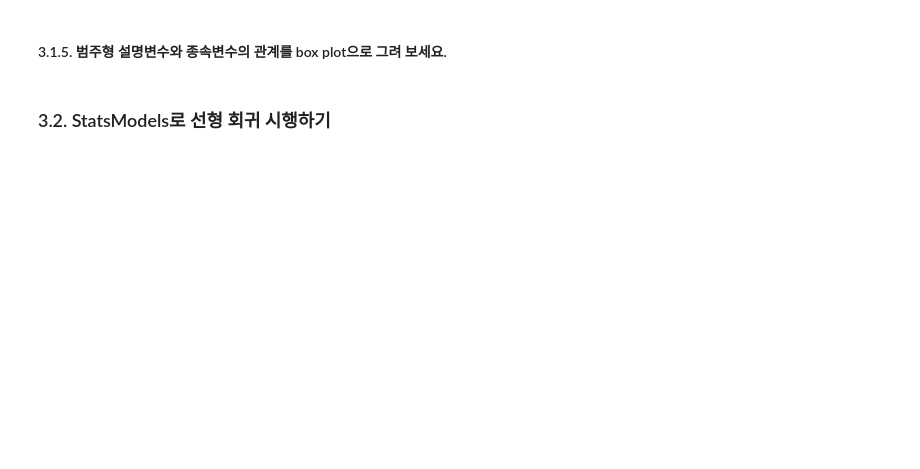
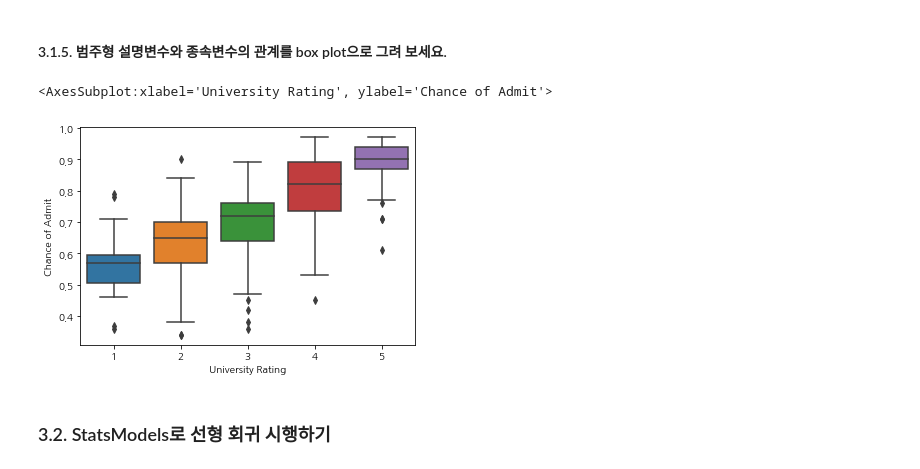
Before and after one commit to lhmlhm1111/ybigta_task, a Jupyter notebook: regression/20기_디지털애널리틱스_이학민.ipynb, the cells around one changed output. Saved outputs shown, nothing was run; the diff lists cells and outputs as text; code cells hidden in the pictures; blank space fills up the shorter version.

```diff
--- a/regression/20기_디지털애널리틱스_이학민.ipynb
+++ b/regression/20기_디지털애널리틱스_이학민.ipynb
@@ -222,3 +273,9 @@ A.
+# %%
+## TODO
+sns.boxplot(data=train, x='University Rating', y='Chance of Admit')
+# %% [output]
+<AxesSubplot:xlabel='University Rating', ylabel='Chance of Admit'>
+[figure, added]
 # %% [markdown]
 ### 3.2. StatsModels로 선형 회귀 시행하기
 # %%
```
Also changed, not shown: parts of 26 cells of this notebook.
